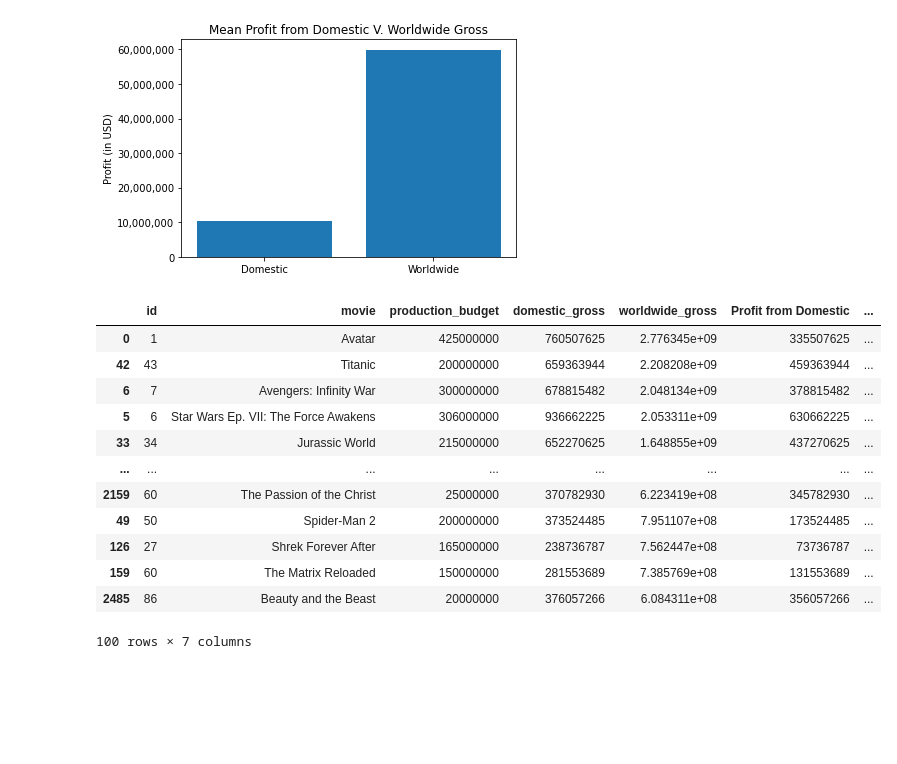
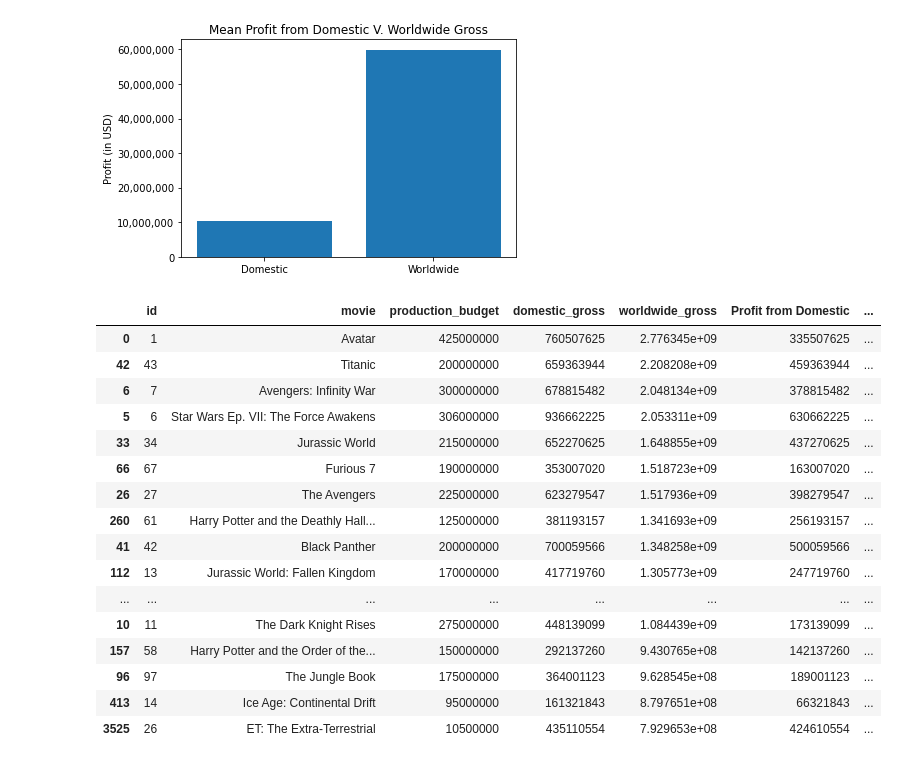
Before and after one commit to claragiurgiu/Microsoft-Movie-Studio-EDA, a Jupyter notebook: AlvarosCode.ipynb, the cells around one changed output. Saved outputs shown, nothing was run; the diff lists cells and outputs as text; code cells hidden in the pictures; blank space fills up the shorter version.

```diff
--- a/AlvarosCode.ipynb
+++ b/AlvarosCode.ipynb
@@ -405,19 +405,24 @@ AttributeError: This method only works with the ScalarFormatter
 [figure]
 # %%
 # Just a brief glimpse into the first 50 top movies based on profit from worldwide.
-top_100_worldwide = updated_tn_df.sort_values('Profit from Worldwide', ascending=False).head(100)
-top_100_worldwide
+top_50_worldwide = updated_tn_df.sort_values('Profit from Worldwide', ascending=False)
-# %% [output]
-|  | id | movie | production_budget | domestic_gross | worldwide_gross | Profit from Domestic | ... |
-| 0 | 1 | Avatar | 425000000 | 760507625 | 2.776345e+09 | 335507625 | ... |
-| 42 | 43 | Titanic | 200000000 | 659363944 | 2.208208e+09 | 459363944 | ... |
-| 6 | 7 | Avengers: Infinity War | 300000000 | 678815482 | 2.048134e+09 | 378815482 | ... |
-| 5 | 6 | Star Wars Ep. VII: The Force Awakens | 306000000 | 936662225 | 2.053311e+09 | 630662225 | ... |
-| 33 | 34 | Jurassic World | 215000000 | 652270625 | 1.648855e+09 | 437270625 | ... |
-| ... | ... | ... | ... | ... | ... | ... | ... |
-| 2159 | 60 | The Passion of the Christ | 25000000 | 370782930 | 6.223419e+08 | 345782930 | ... |
-| 49 | 50 | Spider-Man 2 | 200000000 | 373524485 | 7.951107e+08 | 173524485 | ... |
-| 126 | 27 | Shrek Forever After | 165000000 | 238736787 | 7.562447e+08 | 73736787 | ... |
-| 159 | 60 | The Matrix Reloaded | 150000000 | 281553689 | 7.385769e+08 | 131553689 | ... |
-| 2485 | 86 | Beauty and the Beast | 20000000 | 376057266 | 6.084311e+08 | 356057266 | ... |
-100 rows × 7 columns
+# %%
+top_100_worldwide.head(50)
+# %% [output]
+|  | id | movie | production_budget | domestic_gross | worldwide_gross | Profit from Domestic | ... |
+| 0 | 1 | Avatar | 425000000 | 760507625 | 2.776345e+09 | 335507625 | ... |
+| 42 | 43 | Titanic | 200000000 | 659363944 | 2.208208e+09 | 459363944 | ... |
+| 6 | 7 | Avengers: Infinity War | 300000000 | 678815482 | 2.048134e+09 | 378815482 | ... |
+| 5 | 6 | Star Wars Ep. VII: The Force Awakens | 306000000 | 936662225 | 2.053311e+09 | 630662225 | ... |
+| 33 | 34 | Jurassic World | 215000000 | 652270625 | 1.648855e+09 | 437270625 | ... |
+| 66 | 67 | Furious 7 | 190000000 | 353007020 | 1.518723e+09 | 163007020 | ... |
+| 26 | 27 | The Avengers | 225000000 | 623279547 | 1.517936e+09 | 398279547 | ... |
+| 260 | 61 | Harry Potter and the Deathly Hall... | 125000000 | 381193157 | 1.341693e+09 | 256193157 | ... |
+| 41 | 42 | Black Panther | 200000000 | 700059566 | 1.348258e+09 | 500059566 | ... |
+| 112 | 13 | Jurassic World: Fallen Kingdom | 170000000 | 417719760 | 1.305773e+09 | 247719760 | ... |
+| ... | ... | ... | ... | ... | ... | ... | ... |
+| 10 | 11 | The Dark Knight Rises | 275000000 | 448139099 | 1.084439e+09 | 173139099 | ... |
+| 157 | 58 | Harry Potter and the Order of the... | 150000000 | 292137260 | 9.430765e+08 | 142137260 | ... |
+| 96 | 97 | The Jungle Book | 175000000 | 364001123 | 9.628545e+08 | 189001123 | ... |
+| 413 | 14 | Ice Age: Continental Drift | 95000000 | 161321843 | 8.797651e+08 | 66321843 | ... |
+| 3525 | 26 | ET: The Extra-Terrestrial | 10500000 | 435110554 | 7.929653e+08 | 424610554 | ... |
```
Also changed, not shown: parts of 4 cells of this notebook.
